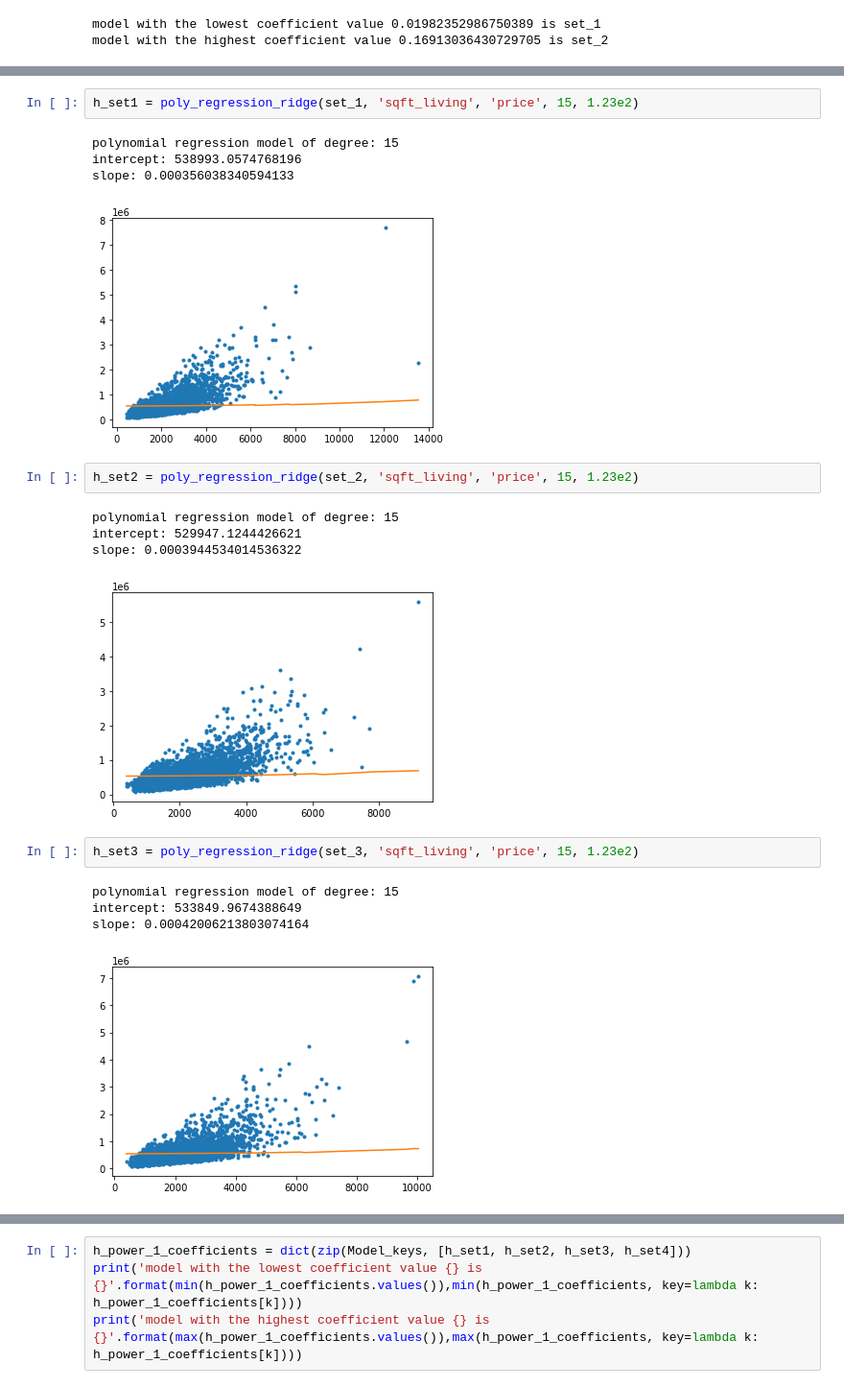
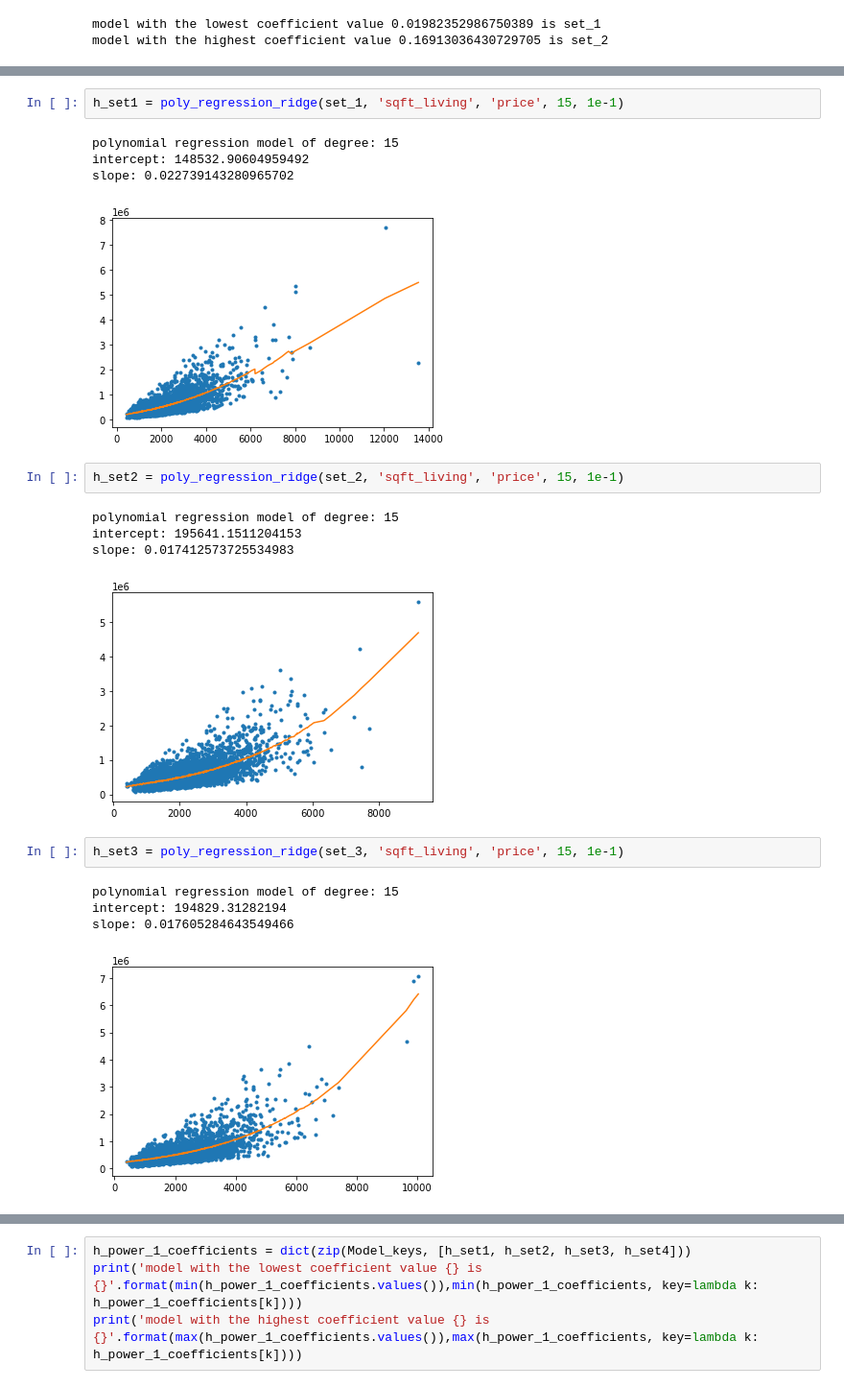
Before and after one commit to a-bhagwan/UoW-Machine-Learning-Regression, a Jupyter notebook: Multiple Regression, Polynomial Regression, Ridge Regression.ipynb, the cells around one changed output, grey strips where cells are left out. Shown: that part at 96% size. Cells and saved outputs as stored; diff of their text form.

```diff
--- a/Multiple Regression, Polynomial Regression, Ridge Regression.ipynb
+++ b/Multiple Regression, Polynomial Regression, Ridge Regression.ipynb
@@ -577,22 +574,22 @@ l2__large_penalty = 1e-9 #low
 # %%
-h_set1 = poly_regression_ridge(set_1, 'sqft_living', 'price', 15, 1.23e2)
+h_set1 = poly_regression_ridge(set_1, 'sqft_living', 'price', 15, 1e-1)
 # %% [output]
 polynomial regression model of degree: 15
-intercept: 538993.0574768196
-slope: 0.000356038340594133
+intercept: 148532.90604959492
+slope: 0.022739143280965702
-[figure, old version]
+[figure, new version]
 # %%
-h_set2 = poly_regression_ridge(set_2, 'sqft_living', 'price', 15, 1.23e2)
+h_set2 = poly_regression_ridge(set_2, 'sqft_living', 'price', 15, 1e-1)
 # %% [output]
 polynomial regression model of degree: 15
-intercept: 529947.1244426621
-slope: 0.0003944534014536322
+intercept: 195641.1511204153
+slope: 0.017412573725534983
-[figure, old version]
+[figure, new version]
 # %%
-h_set3 = poly_regression_ridge(set_3, 'sqft_living', 'price', 15, 1.23e2)
+h_set3 = poly_regression_ridge(set_3, 'sqft_living', 'price', 15, 1e-1)
 # %% [output]
 polynomial regression model of degree: 15
-intercept: 533849.9674388649
-slope: 0.00042006213803074164
+intercept: 194829.31282194
+slope: 0.017605284643549466
-[figure, old version]
+[figure, new version]
 # %%
```
Also changed, not shown: parts of 25 cells of this notebook, 2 other files.
